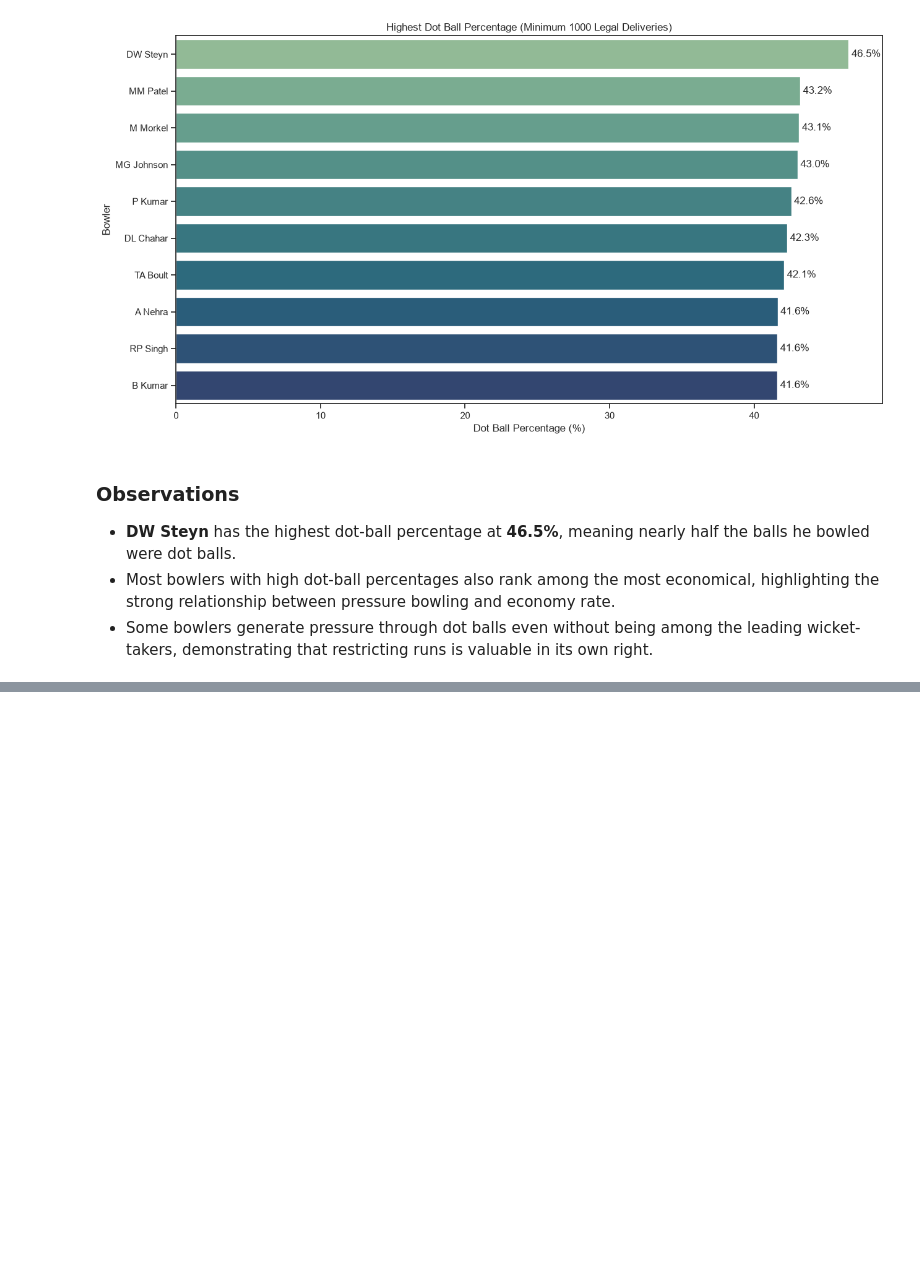
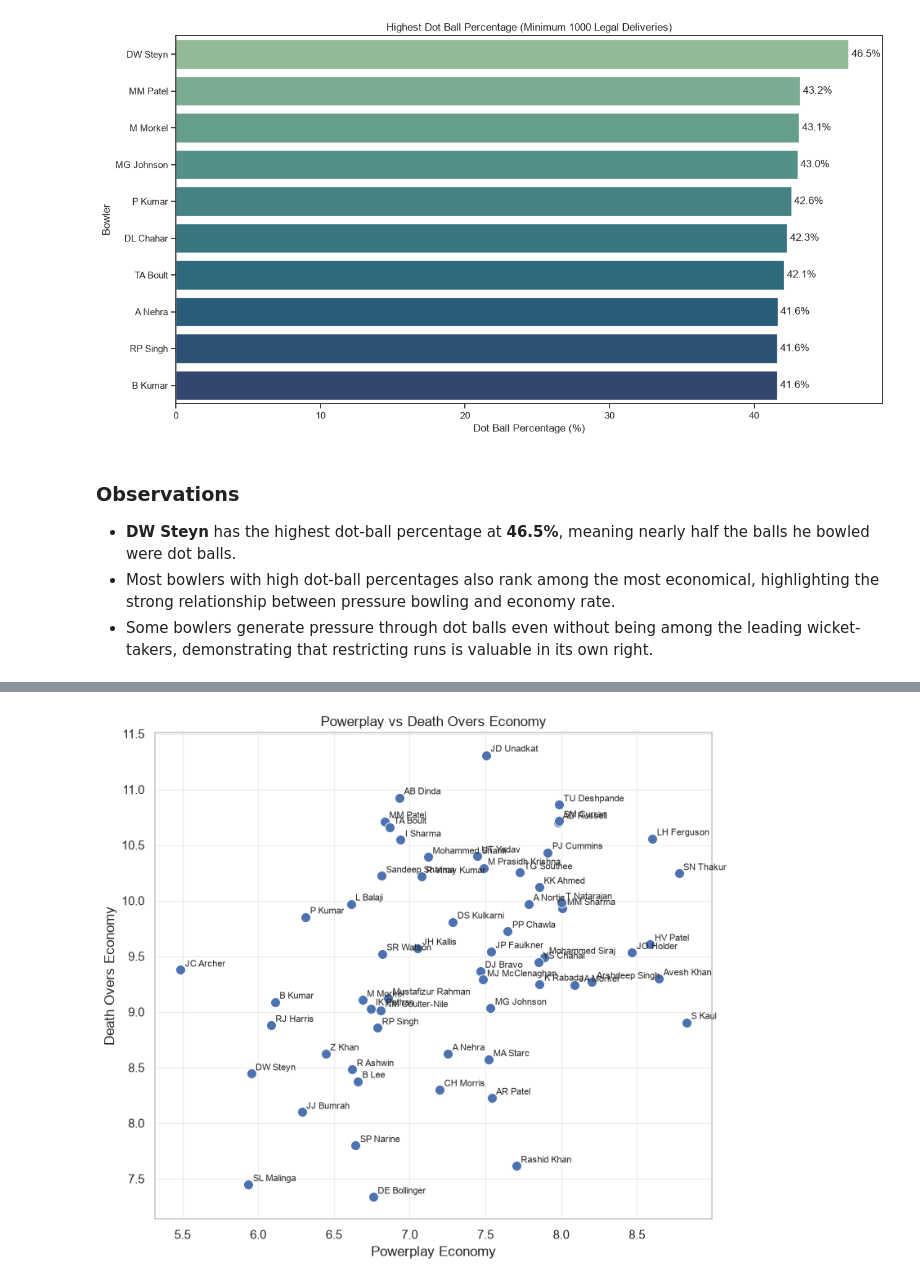
Before and after one commit to parthlamba-glitch/IPL-Data-Analysis, a Jupyter notebook: 4_bowling_analysis.ipynb, the cells around one changed output, grey strips where cells are left out. Cells and saved outputs as stored; diff of their text form; code cells hidden in the pictures; blank space fills up the shorter version.

```diff
--- a/4_bowling_analysis.ipynb
+++ b/4_bowling_analysis.ipynb
@@ -151,0 +225,60 @@ plt.show()
+# %%
+# Powerplay (Overs 1-6)
+powerplay = delivery[(delivery['over'] <= 5) &(delivery['extras_type'] != 'wides')
+                     &(delivery['bowler'] != 'R Sharma')].copy()
+
+# Death Overs (Overs 17-20)
+death = delivery[(delivery['over'] >= 16) &(delivery['extras_type'] != 'wides')
+                 &(delivery['bowler'] != 'R Sharma')].copy()
+
+#Runs conceded
+for df in [powerplay, death]:
+    df['bowler_runs'] = df['batsman_runs']
+    mask = df['extras_type'].isin(['wides', 'noballs'])
+    df.loc[mask, 'bowler_runs'] += df.loc[mask, 'extra_runs']
+
+#Economy calculation
+# Powerplay
+pp_runs = powerplay.groupby('bowler')['bowler_runs'].sum()
+pp_balls = powerplay.groupby('bowler').size()
+pp_economy = (pp_runs / pp_balls * 6)
+
+# Death
+death_runs = death.groupby('bowler')['bowler_runs'].sum()
+death_balls = death.groupby('bowler').size()
+death_economy = (death_runs / death_balls * 6)
+
+#Qualification & Combine
+MIN_BALLS = 200
+
+pp_economy = pp_economy[pp_balls >= MIN_BALLS]
+death_economy = death_economy[death_balls >= MIN_BALLS]
+
+phase_comparison = pd.DataFrame({
+    'Powerplay Economy': pp_economy,
+    'Death Economy': death_economy
+}).dropna()
+'''phase_comparison = phase_comparison.head(30).sort_values(["Death Economy", "Powerplay Economy"])
+display(phase_comparison)'''
+#----------------------------------------------------------------------------------------------------------------------------
+#Visualisation
+
+
+plt.figure(figsize=(8,7))
+sns.scatterplot(data=phase_comparison,x='Powerplay Economy',y='Death Economy',s=75)
+
+# Label each point
+for bowler, row in phase_comparison.iterrows():
+    plt.text(row['Powerplay Economy'] + 0.03,row['Death Economy'] + 0.03,bowler,fontsize=8)
+
+plt.xlabel('Powerplay Economy')
+plt.ylabel('Death Overs Economy')
+plt.title('Powerplay vs Death Overs Economy')
+
+plt.grid(alpha=0.3)
+plt.tight_layout()
+
+plt.savefig('charts/powerplay_vs_death.png', dpi=300)
+plt.show()
+# %% [output]
+[figure, added]
```
Also changed, not shown: parts of 8 cells of this notebook, 3 other files.
